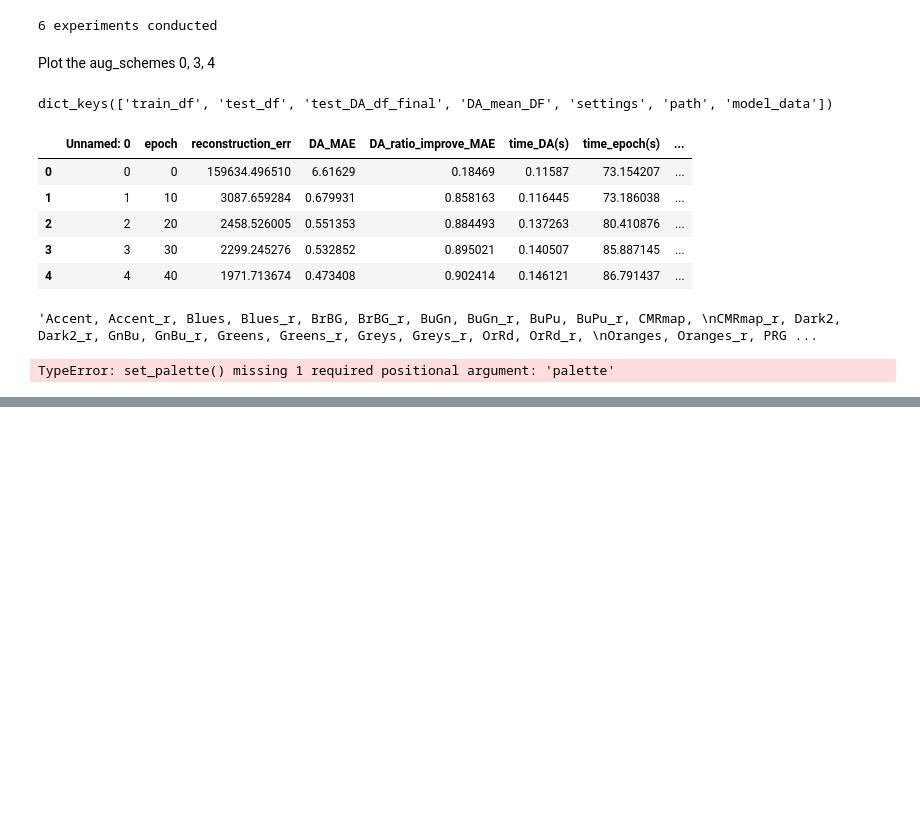
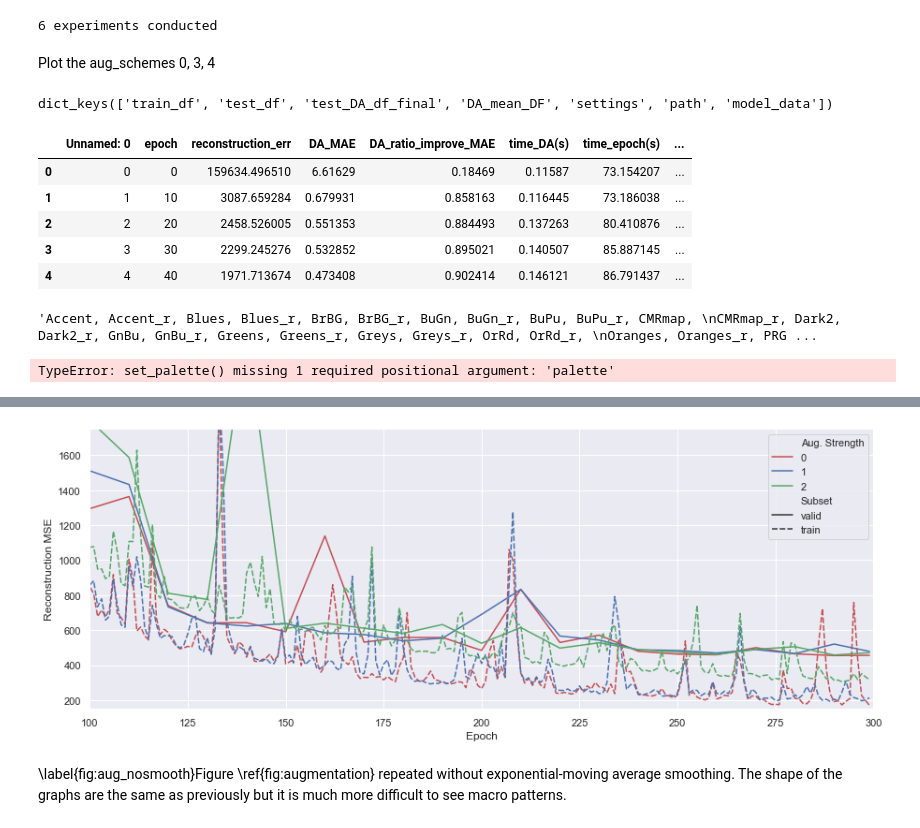
Before and after one commit to julianmack/Data_Assimilation, a Jupyter notebook: report/generate_figures/augmentation.ipynb, the cells around one changed output, grey strips where cells are left out. Saved outputs shown, nothing was run; the diff lists cells and outputs as text; code cells hidden in the pictures; blank space fills up the shorter version.

```diff
--- a/report/generate_figures/augmentation.ipynb
+++ b/report/generate_figures/augmentation.ipynb
@@ -16,6 +16,7 @@ import seaborn as sns
 import pandas as pd
 # %%
 fp1 ="report/figures/augmentation.png"
+fp2 ="report/figures/augmentation_nosmooth.png"
 # %% [markdown]
 ### Load DA MSE data
 # %%
@@ -147,2 +151,38 @@ fig.set_size_inches(15, 5.5)
 # %%
 fig.savefig(fp1)
+# %%
+schemes = {"0" :aug0, "1": aug3, "2": aug4}
+ALPHA_TRAIN = 1
+ALPHA_TEST = 1
+for idx, (key, aug) in enumerate(schemes.items()):
+    test_df = aug["test_df"].copy()
+    train_df = aug["train_df"].copy()
+    train_df["Reconstruction MSE"] = train_df["reconstruction_err"].ewm(alpha=ALPHA_TRAIN).mean()
+    test_df["Reconstruction MSE"] = test_df["reconstruction_err"].ewm(alpha=ALPHA_TEST).mean()
+    test_df["Subset"] = "valid"
+    train_df["Subset"] = "train"
+    df = pd.concat([test_df, train_df], join='outer')
+    df["Aug. Strength"] = key
+    df["Epoch"] = df["epoch"]
+    if idx == 0:
+        Dout = df
+    else:
+        Dout = pd.concat([df, Dout], join='outer')
+Dout.head()
+
+
+ax = sns.lineplot(x="Epoch", y="Reconstruction MSE",
+             hue="Aug. Strength", style="Subset",
+             data=Dout, palette=["r", "b", 'g'])
+ylim = (150, 1750)
+xlim = (100, 300)
+
+ax.set_ylim(ylim[0], ylim[1])
+ax.set_xlim(xlim[0], xlim[1])
+fig = plt.gcf()
+fig.set_size_inches(15, 5.5)
+fig.savefig(fp2)
+# %% [output]
+[figure, added]
+# %% [markdown]
+\label{fig:aug_nosmooth}Figure \ref{fig:augmentation} repeated without exponential-moving average smoothing. The shape of the graphs are the same as previously but it is much more difficult to see macro patterns.
```
Also changed, not shown: parts of 2 cells of this notebook, 1 other file.
